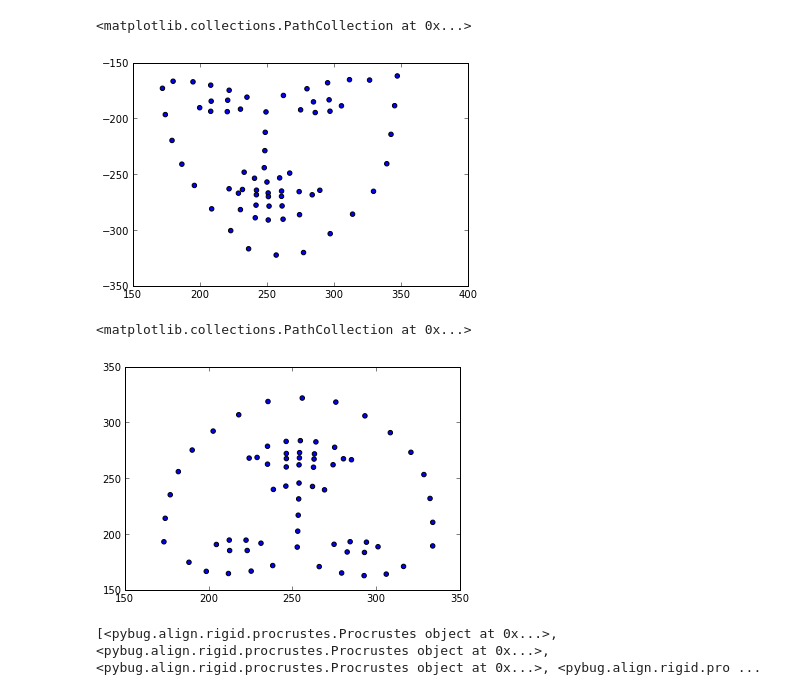
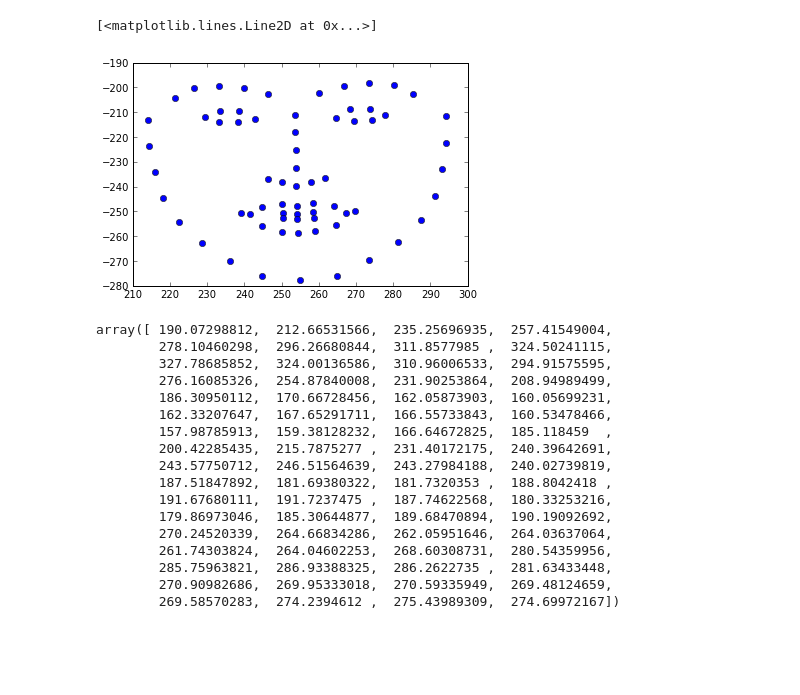
Before and after one commit to menpo/menpo, a Jupyter notebook: examples/myexamples/pybug.align.procrustes2.ipynb, the cells around one changed output. Drawn from its saved outputs; the diff is of its cells as text; code cells hidden in the pictures; blank space fills up the shorter version.

Commit message:
More playing around with procrustes

```diff
--- a/examples/myexamples/pybug.align.procrustes2.ipynb
+++ b/examples/myexamples/pybug.align.procrustes2.ipynb
@@ -30,14 +47,26 @@ aligned_lan_list = [t.apply(lan) for t, lan in zip(gpa.transforms, gpa.sources)]
+# %%
+plt.plot(gpa.target[:,0], -gpa.target[:,1], 'o')
+# %% [output]
+[<matplotlib.lines.Line2D at 0x...>]
+[figure, added]
 # %%
-scatter(gpa.procrustes[0][2].aligned_source[:,0],-gpa.procrustes[0][2].aligned_source[:,1])
+a = gpa.procrustes[0][0]
+a.target[:,1]
 # %% [output]
-<matplotlib.collections.PathCollection at 0x...>
+array([ 190.07298812,  212.66531566,  235.25696935,  257.41549004,
+        278.10460298,  296.26680844,  311.8577985 ,  324.50241115,
+        327.78685852,  324.00136586,  310.96006533,  294.91575595,
+        276.16085326,  254.87840008,  231.90253864,  208.94989499,
+        186.30950112,  170.66728456,  162.05873903,  160.05699231,
+        162.33207647,  167.65291711,  166.55733843,  160.53478466,
+        157.98785913,  159.38128232,  166.64672825,  185.118459  ,
+        200.42285435,  215.7875277 ,  231.40172175,  240.39642691,
+        243.57750712,  246.51564639,  243.27984188,  240.02739819,
+        187.51847892,  181.69380322,  181.7320353 ,  188.8042418 ,
+        191.67680111,  191.7237475 ,  187.74622568,  180.33253216,
+        179.86973046,  185.30644877,  189.68470894,  190.19092692,
+        270.24520339,  264.66834286,  262.05951646,  264.03637064,
+        261.74303824,  264.04602253,  268.60308731,  280.54359956,
+        285.75963821,  286.93388325,  286.2622735 ,  281.63433448,
+        270.90982686,  269.95333018,  270.59335949,  269.48124659,
+        269.58570283,  274.2394612 ,  275.43989309,  274.69972167])
-[figure, removed]
-# %%
-scatter(gpa.target[:,0],-gpa.target[:,1])
-# %% [output]
-<matplotlib.collections.PathCollection at 0x...>
-[figure, removed]
-# %%
-a.
-# %% [output]
-[<pybug.align.rigid.procrustes.Procrustes object at 0x...>, <pybug.align.rigid.procrustes.Procrustes object at 0x...>, <pybug.align.rigid.procrustes.Procrustes object at 0x...>, <pybug.align.rigid.pro ...
```
Also changed, not shown: parts of 2 cells of this notebook.
